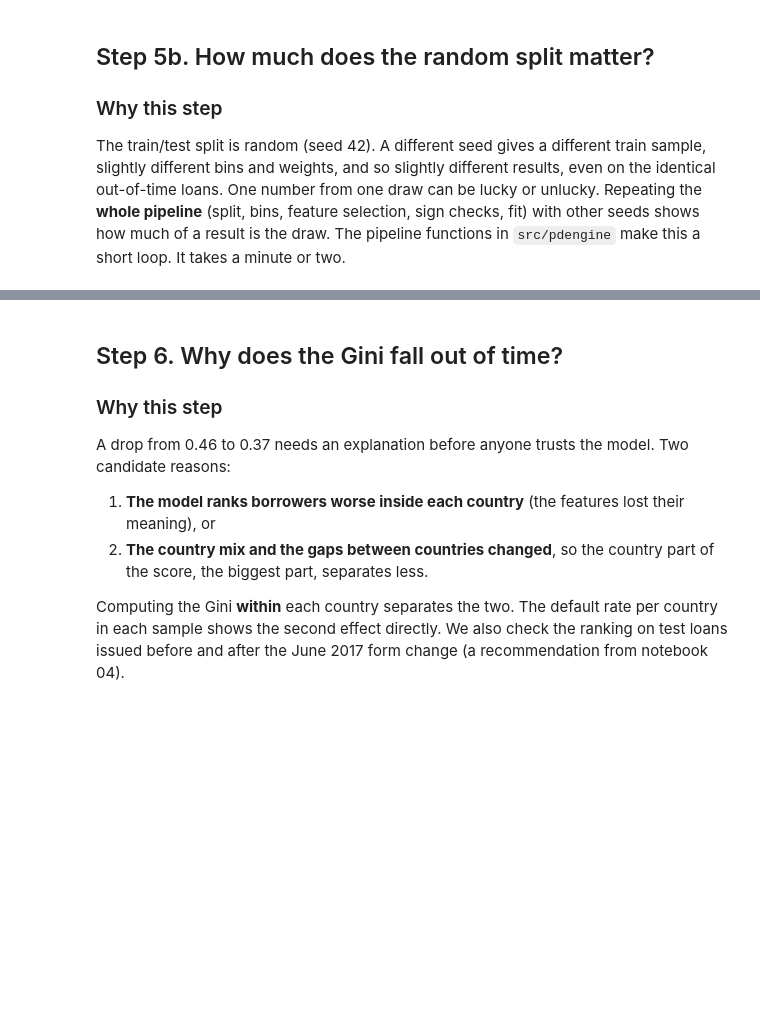
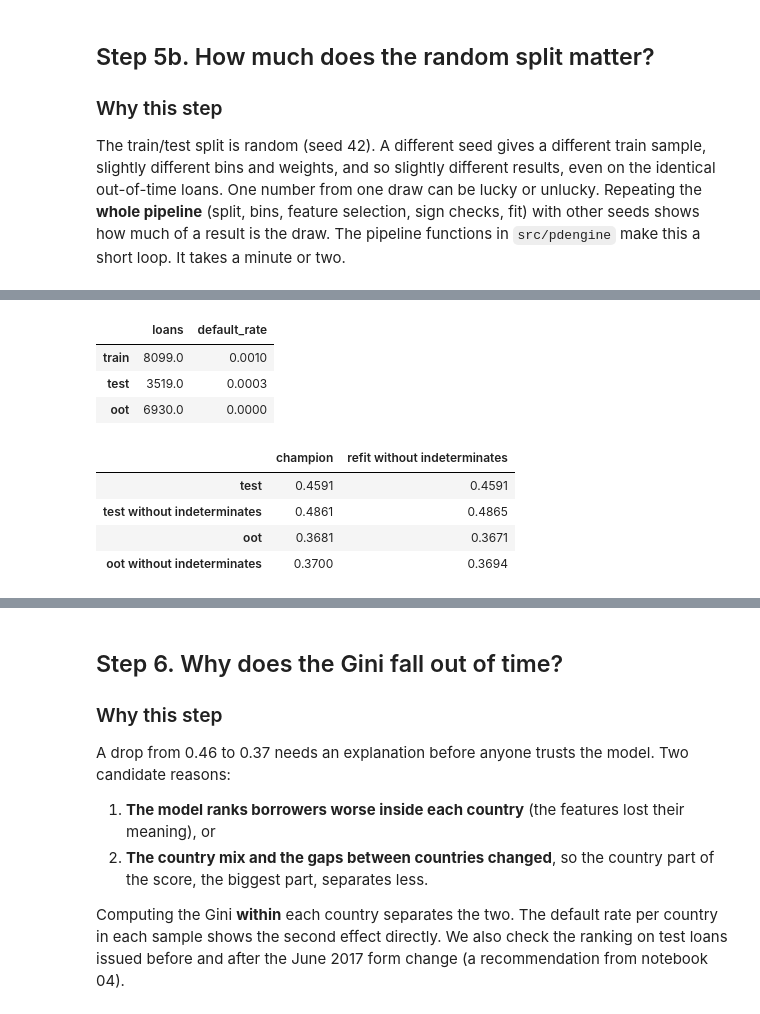
Before and after one commit to Langsi97/credit-risk-pd-engine-ifrs9, a Jupyter notebook: notebooks/05_scorecard.ipynb, the cells around one changed output, grey strips where cells are left out. Cells and saved outputs as stored; diff of their text form; code cells hidden in the pictures; blank space fills up the shorter version.

```diff
--- a/notebooks/05_scorecard.ipynb
+++ b/notebooks/05_scorecard.ipynb
@@ -483,0 +518,30 @@ Report the out-of-time Gini as a range over seeds next to the seed-42 value, so
+# %%
+con.register("sample_keys", samples.reset_index()[["loan_key"]])   # (step 5b released it)
+early = con.execute("""
+SELECT l.loan_key, l.off_early_repaid_at AS repaid_at, l."LoanDate" AS issue_date
+FROM loans l JOIN sample_keys s USING (loan_key)
+""").df().set_index("loan_key").loc[woe.index]
+repaid_at = pd.to_datetime(early["repaid_at"])
+indeterminate = (repaid_at.notna() & (repaid_at.dt.year != 1970)
+                 & (repaid_at < pd.to_datetime(early["issue_date"]) + pd.DateOffset(months=12)))
+display(pd.DataFrame({n: {"loans": int((indeterminate & m).sum()), "default_rate": y[indeterminate & m].mean()}
+                      for n, m in [("train", is_train), ("test", is_test), ("oot", is_oot)]}).T.round(4))
+
+# Refit on train WITHOUT the indeterminates, compare with the champion on the same loans.
+keep = is_train & ~indeterminate
+alt = sm.Logit(y[keep], sm.add_constant(woe.loc[keep, FEATURES])).fit(disp=0)
+pd_alt = alt.predict(sm.add_constant(woe[FEATURES]))
+pd.DataFrame({f"{n}{' without indeterminates' if excl else ''}": {
+    "champion": gini(y[m & ~indeterminate if excl else m], pd_model[m & ~indeterminate if excl else m]),
+    "refit without indeterminates": gini(y[m & ~indeterminate if excl else m], pd_alt[m & ~indeterminate if excl else m])}
+    for n, m in [("test", is_test), ("oot", is_oot)] for excl in (False, True)}).T.round(4)
+# %% [output]
+|  | loans | default_rate |
+| train | 8099.0 | 0.0010 |
+| test | 3519.0 | 0.0003 |
+| oot | 6930.0 | 0.0000 |
+|  | champion | refit without indeterminates |
+| test | 0.4591 | 0.4591 |
+| test without indeterminates | 0.4861 | 0.4865 |
+| oot | 0.3681 | 0.3671 |
+| oot without indeterminates | 0.3700 | 0.3694 |
```
Also changed, not shown: parts of 27 cells of this notebook, 9 other files.
